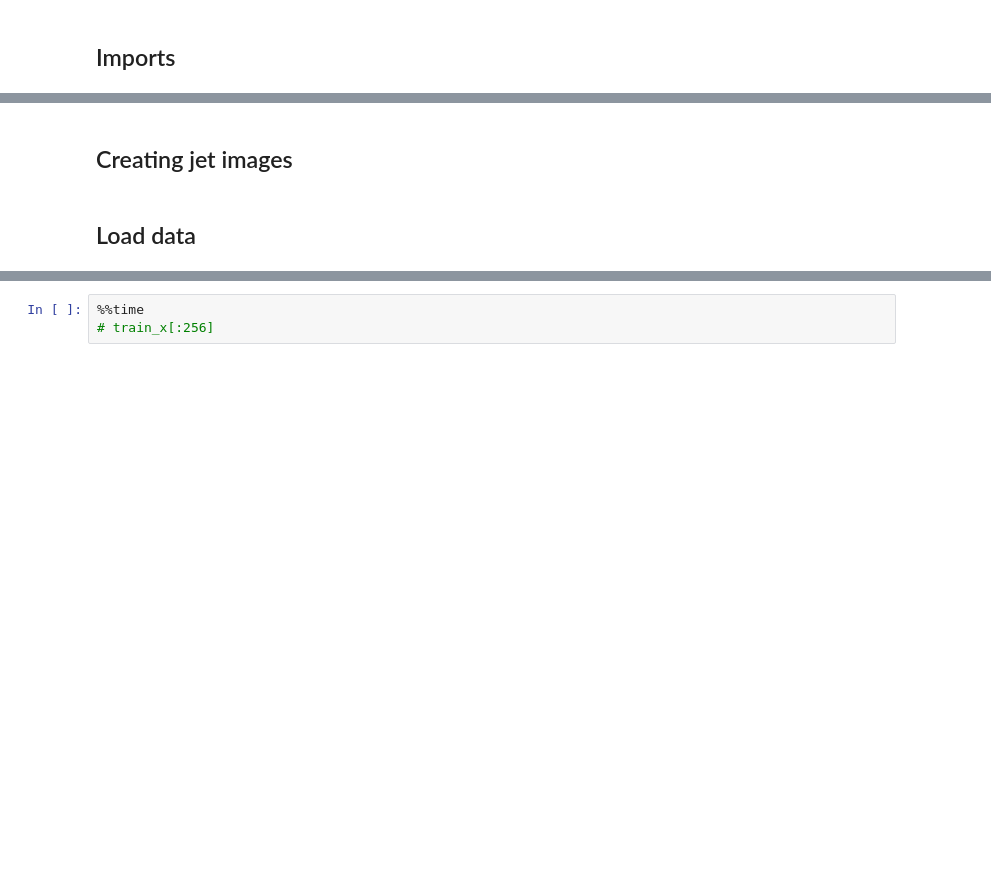
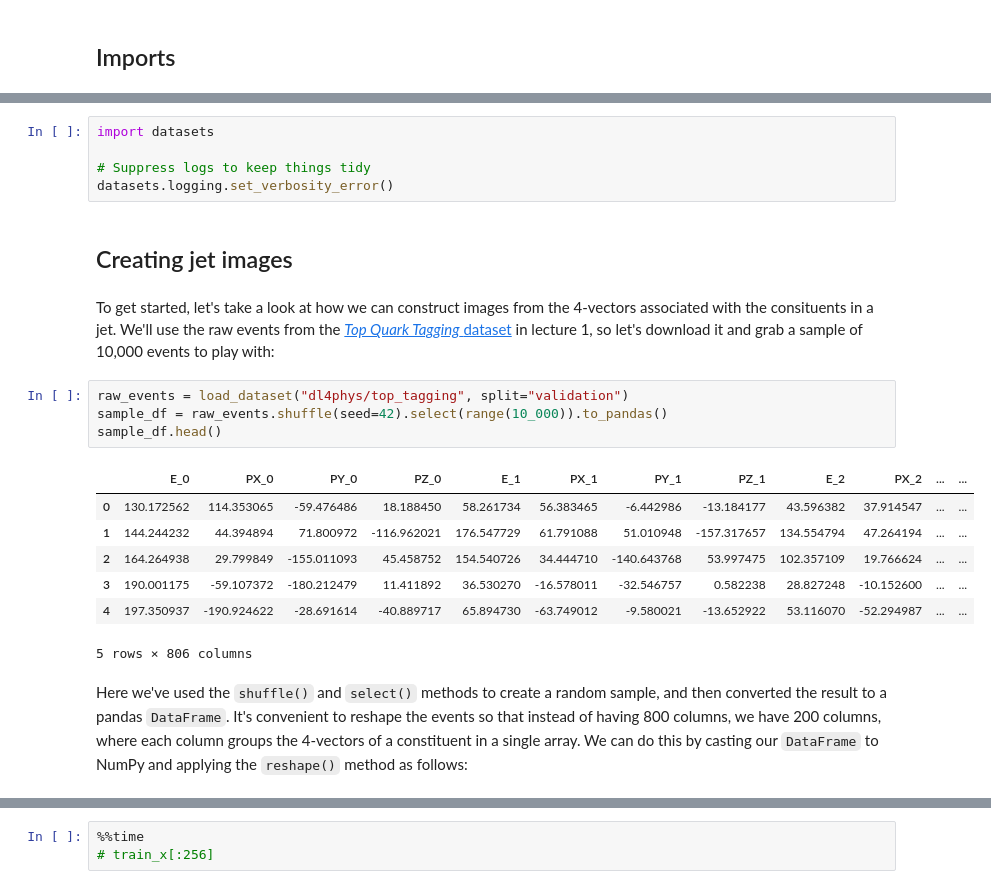
Before and after one commit to lewtun/dl4phys, a Jupyter notebook: lecture04.ipynb, the cells around one changed output, grey strips where cells are left out. Cells and saved outputs as stored; diff of their text form; blank space fills up the shorter version.

```diff
--- a/lecture04.ipynb
+++ b/lecture04.ipynb
@@ -10,7 +24,26 @@ from datasets import load_dataset
 from fastai.vision.all import *
 from torch.utils.data import Dataset, TensorDataset
 from torchvision import transforms
+# %%
+import datasets
+
+# Suppress logs to keep things tidy
+datasets.logging.set_verbosity_error()
 # %% [markdown]
 ## Creating jet images
-# %% [markdown]
-## Load data
+# %% [markdown]
+To get started, let's take a look at how we can construct images from the 4-vectors associated with the consituents in a jet. We'll use the raw events from the [_Top Quark Tagging_ dataset](https://huggingface.co/datasets/dl4phys/top_tagging) in lecture 1, so let's download it and grab a sample of 10,000 events to play with:
+# %%
+raw_events = load_dataset("dl4phys/top_tagging", split="validation")
+sample_df = raw_events.shuffle(seed=42).select(range(10_000)).to_pandas()
+sample_df.head()
+# %% [output]
+|  | E_0 | PX_0 | PY_0 | PZ_0 | E_1 | PX_1 | PY_1 | PZ_1 | E_2 | PX_2 | ... | ... |
+| 0 | 130.172562 | 114.353065 | -59.476486 | 18.188450 | 58.261734 | 56.383465 | -6.442986 | -13.184177 | 43.596382 | 37.914547 | ... | ... |
+| 1 | 144.244232 | 44.394894 | 71.800972 | -116.962021 | 176.547729 | 61.791088 | 51.010948 | -157.317657 | 134.554794 | 47.264194 | ... | ... |
+| 2 | 164.264938 | 29.799849 | -155.011093 | 45.458752 | 154.540726 | 34.444710 | -140.643768 | 53.997475 | 102.357109 | 19.766624 | ... | ... |
+| 3 | 190.001175 | -59.107372 | -180.212479 | 11.411892 | 36.530270 | -16.578011 | -32.546757 | 0.582238 | 28.827248 | -10.152600 | ... | ... |
+| 4 | 197.350937 | -190.924622 | -28.691614 | -40.889717 | 65.894730 | -63.749012 | -9.580021 | -13.652922 | 53.116070 | -52.294987 | ... | ... |
+5 rows × 806 columns
+# %% [markdown]
+Here we've used the `shuffle()` and `select()` methods to create a random sample, and then converted the result to a pandas `DataFrame`. It's convenient to reshape the events so that instead of having 800 columns, we have 200 columns, where each column groups the 4-vectors of a constituent in a single array. We can do this by casting our `DataFrame` to NumPy and applying the `reshape()` method as follows:
```
Also changed, not shown: parts of 32 cells of this notebook.
